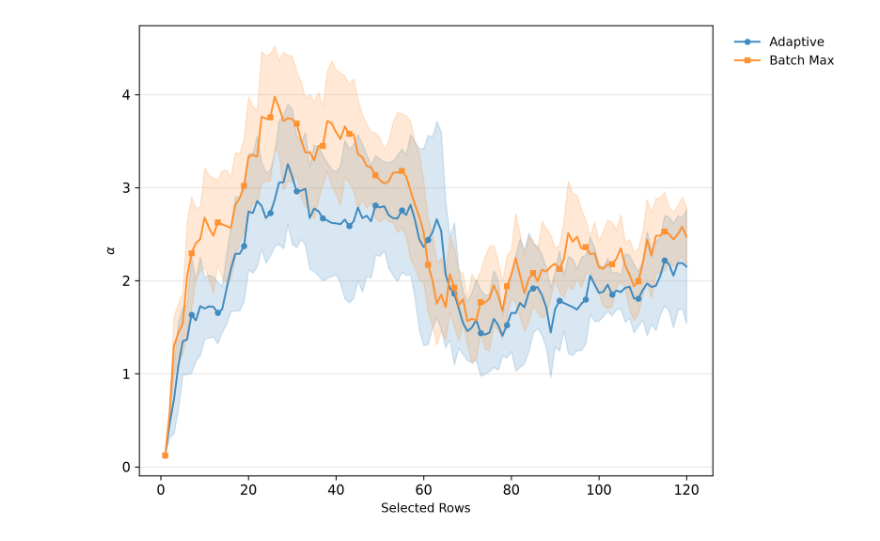
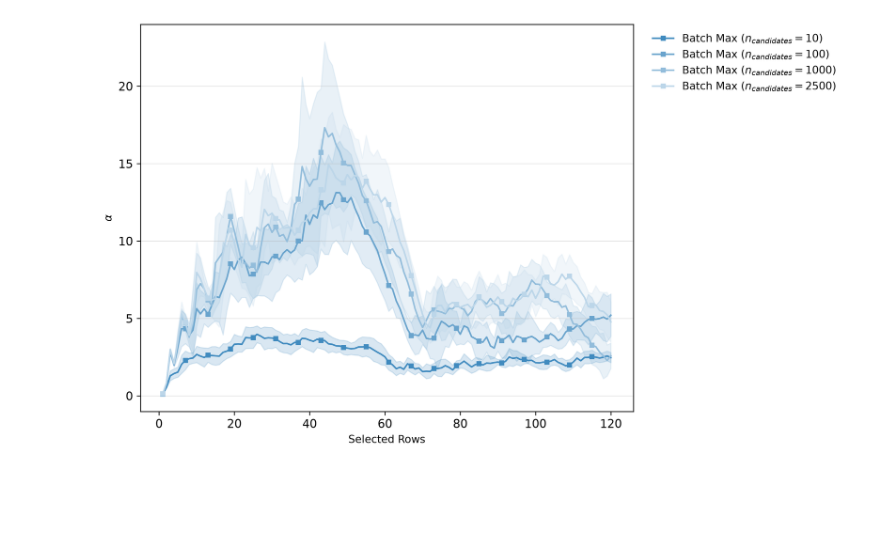
Before and after one commit to lcstovall/adaptive-low-rank, a Jupyter notebook: notebooks/plottintg_alphas.ipynb, the cells around one changed output. Saved outputs shown, nothing was run; the diff lists cells and outputs as text; code cells hidden in the pictures; blank space fills up the shorter version.

Commit message:
added alpha plotting

```diff
--- a/notebooks/plottintg_alphas.ipynb
+++ b/notebooks/plottintg_alphas.ipynb
@@ -1,13 +1,13 @@
 # %%
 from pathlib import Path
 import pickle
 
 from adaptive_low_rank.plotting import plot_alphas
 
-results_dir = Path("../results/interactions_residual")
+results_dir = Path("../results/interactions_alpha")
 with (results_dir / "results.pkl").open("rb") as file:
     results = pickle.load(file)
 
 plot_alphas(results, "../figures/")
 # %% [output]
-[figure, old version]
+[figure, new version]
```
Also changed, not shown: parts of 1 cell of this notebook, 11 other files.
